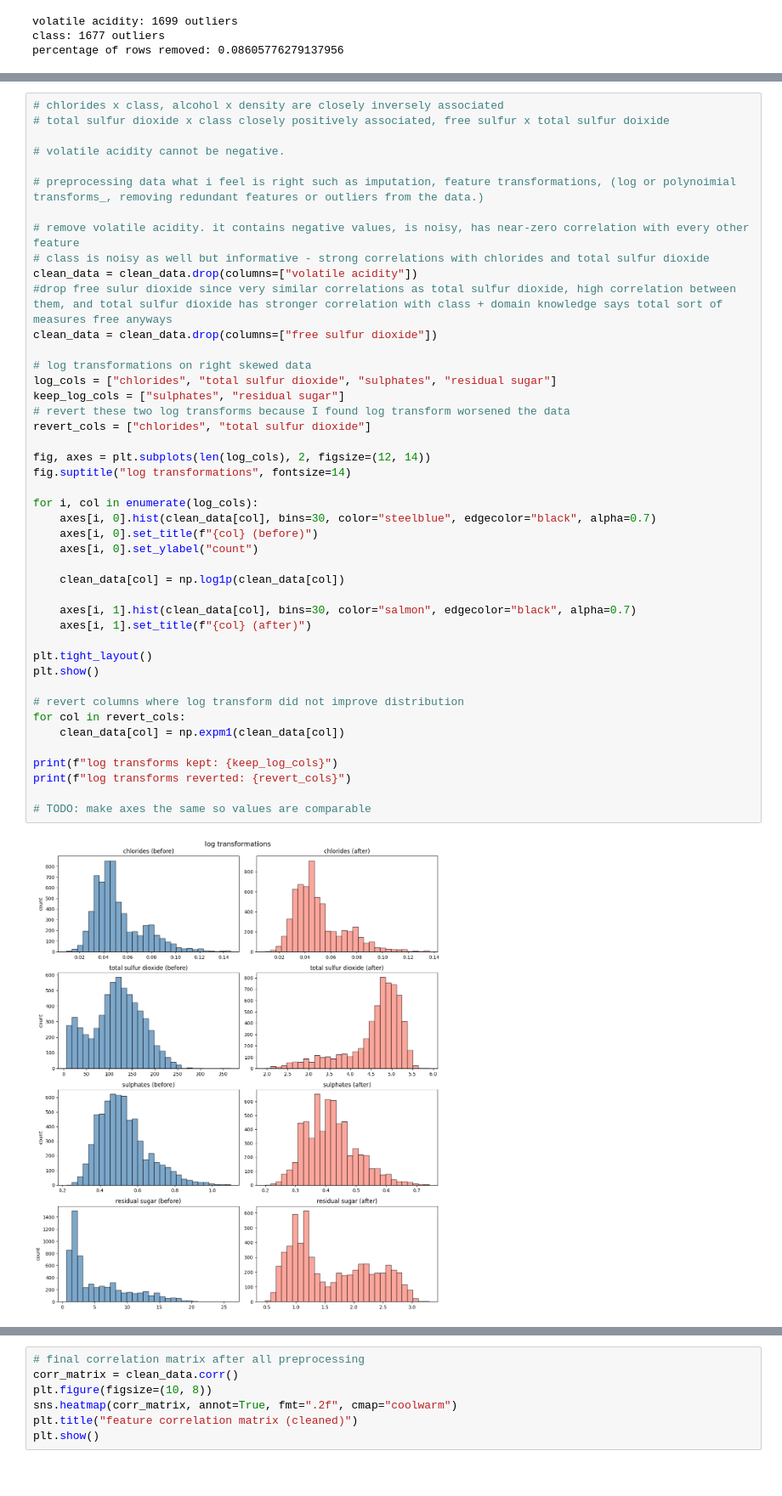
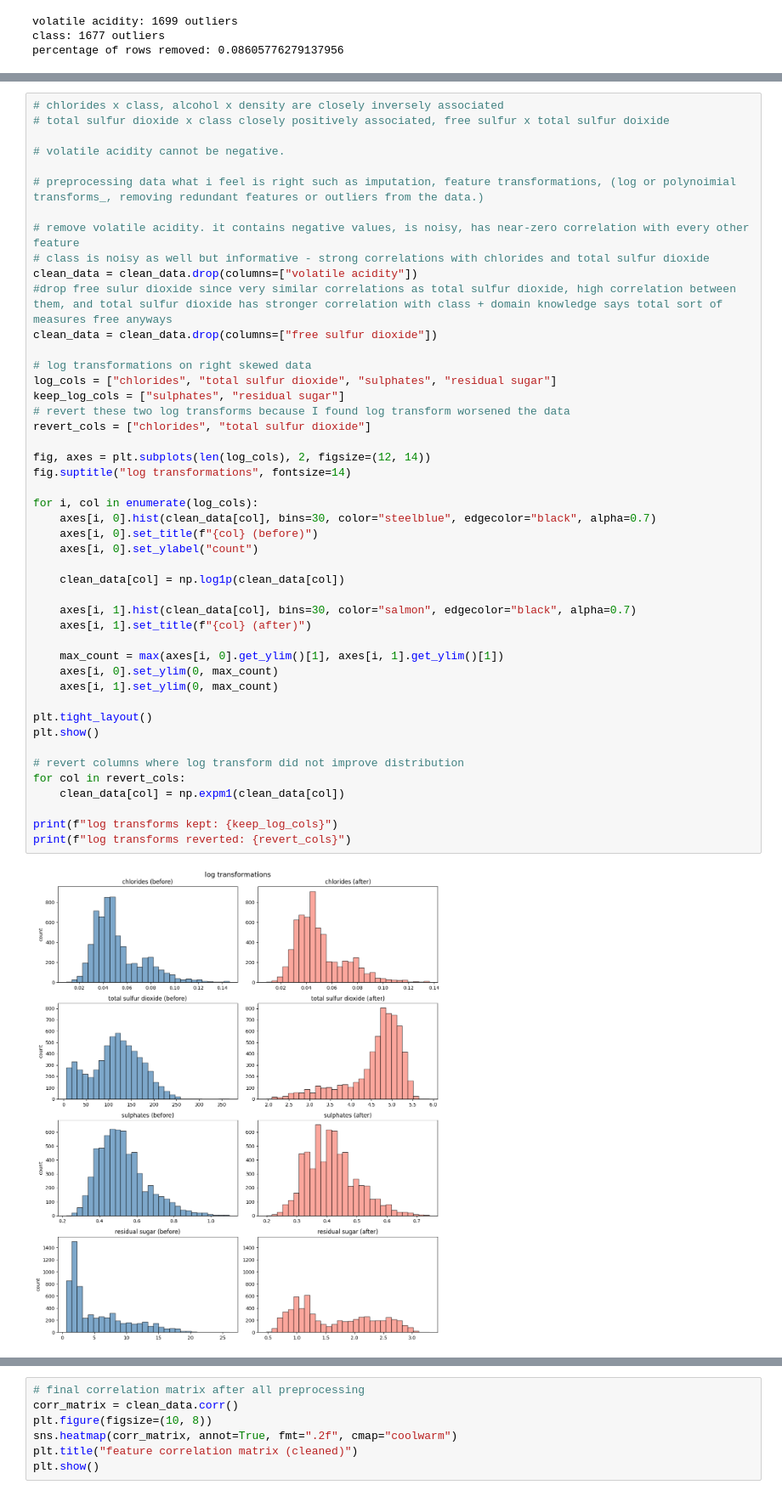
Before and after one commit to Joe-Bresee/data-mining, a Jupyter notebook: a1/Data_Mining_Assignment_1_post.ipynb, the cells around one changed output, grey strips where cells are left out. Shown at 85% size. Saved outputs shown, nothing was run; the diff lists cells and outputs as text.

```diff
--- a/a1/Data_Mining_Assignment_1_post.ipynb
+++ b/a1/Data_Mining_Assignment_1_post.ipynb
@@ -194,36 +194,38 @@ clean_data = clean_data.drop(columns=["free sulfur dioxide"])
 
 # log transformations on right skewed data
 log_cols = ["chlorides", "total sulfur dioxide", "sulphates", "residual sugar"]
 keep_log_cols = ["sulphates", "residual sugar"]
 # revert these two log transforms because I found log transform worsened the data
 revert_cols = ["chlorides", "total sulfur dioxide"]
 
 fig, axes = plt.subplots(len(log_cols), 2, figsize=(12, 14))
 fig.suptitle("log transformations", fontsize=14)
 
 for i, col in enumerate(log_cols):
     axes[i, 0].hist(clean_data[col], bins=30, color="steelblue", edgecolor="black", alpha=0.7)
     axes[i, 0].set_title(f"{col} (before)")
     axes[i, 0].set_ylabel("count")
 
     clean_data[col] = np.log1p(clean_data[col])
 
     axes[i, 1].hist(clean_data[col], bins=30, color="salmon", edgecolor="black", alpha=0.7)
     axes[i, 1].set_title(f"{col} (after)")
 
+    max_count = max(axes[i, 0].get_ylim()[1], axes[i, 1].get_ylim()[1])
+    axes[i, 0].set_ylim(0, max_count)
+    axes[i, 1].set_ylim(0, max_count)
+
 plt.tight_layout()
 plt.show()
 
 # revert columns where log transform did not improve distribution
 for col in revert_cols:
     clean_data[col] = np.expm1(clean_data[col])
 
 print(f"log transforms kept: {keep_log_cols}")
 print(f"log transforms reverted: {revert_cols}")
-
-# TODO: make axes the same so values are comparable
 # %% [output]
-[figure, old version]
+[figure, new version]
 log transforms kept: ['sulphates', 'residual sugar']
 log transforms reverted: ['chlorides', 'total sulfur dioxide']
 # %%
```
Also changed, not shown: parts of 21 cells of this notebook, 1 other file.
